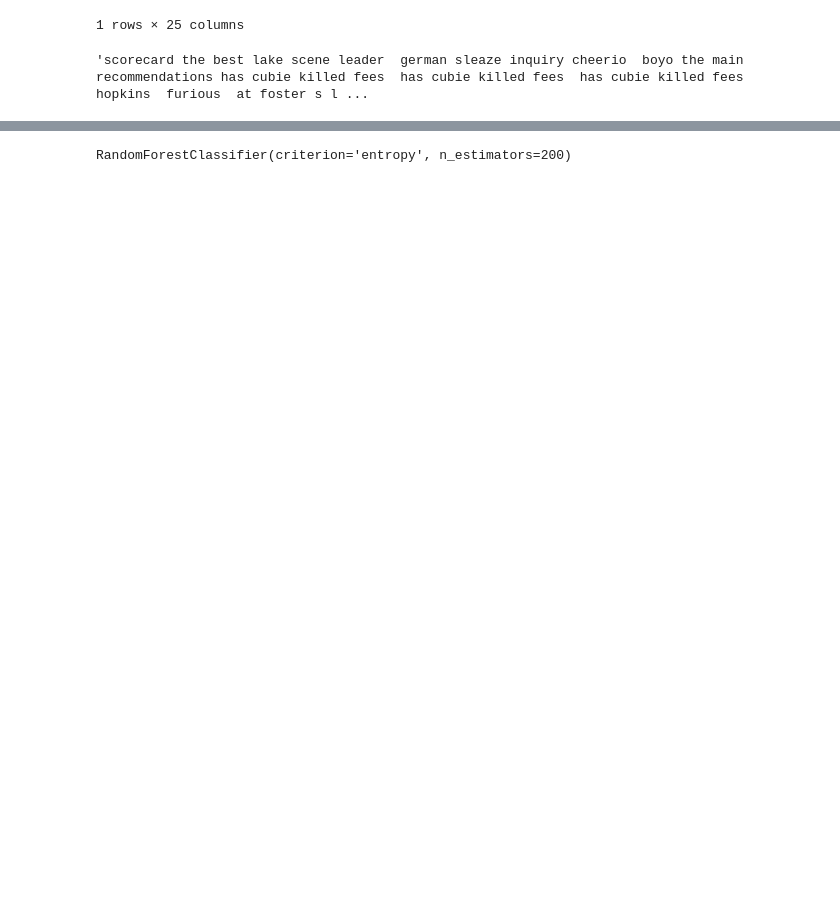
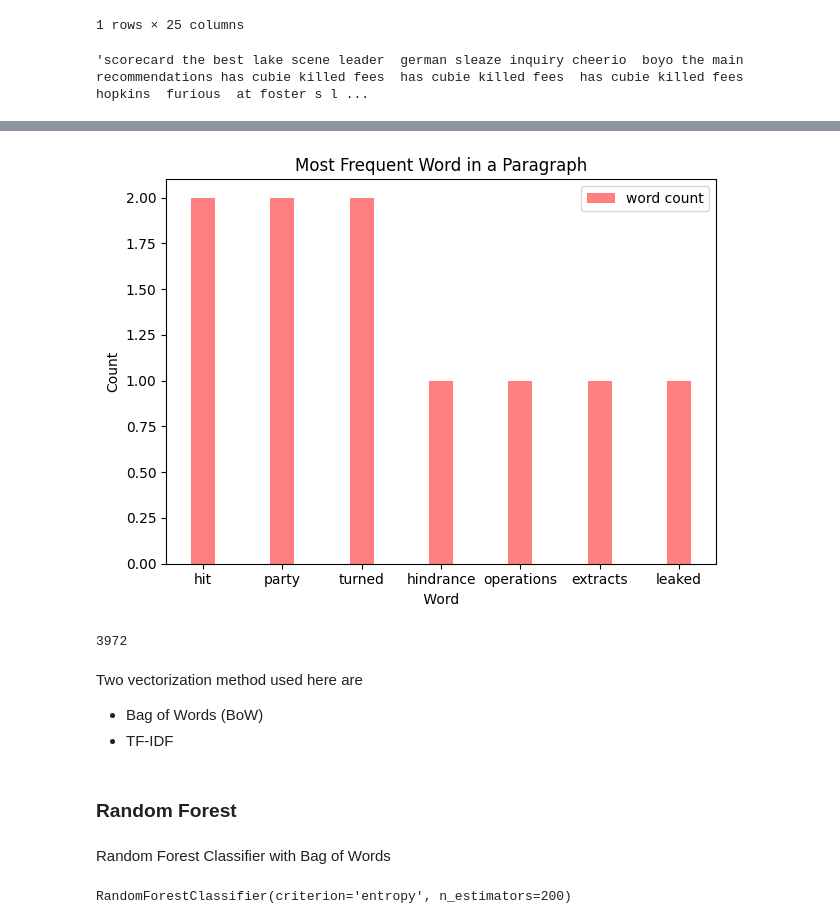
Before and after one commit to Hrishitcodethis/stock_sentiment_analysis, a Jupyter notebook: stock_sentiment_analysis.ipynb, the cells around one changed output, grey strips where cells are left out. Cells and saved outputs as stored; diff of their text form; code cells hidden in the pictures; blank space fills up the shorter version.

```diff
--- a/stock_sentiment_analysis.ipynb
+++ b/stock_sentiment_analysis.ipynb
@@ -132,3 +164,47 @@ headlines[0]
+# %%
+# Plotting a countplot to see which word is present most frequently ( here we are printing top 7 word which are present most frequently )
+spt = word_tokenize(hd)
+spt1 = [word for word in spt if not word in stopwords.words('english')]
+
+Counter = Counter(spt1)
+freq = Counter.most_common(7)
+
+n_groups = len(freq)
+cnt = [x[1] for x in freq ]
+wrd = [x[0] for x in freq]
+
+fig, ax = plt.subplots()
+
+index = np.arange(n_groups)
+
+rects1 = plt.bar(index, cnt, 0.3,
+                 alpha=0.5,
+                 color='r',
+                 label='word count')
+
+
+plt.xlabel(' Word ')
+plt.ylabel('Count')
+plt.title('Most Frequent Word in a Paragraph')
+plt.xticks(index  , wrd)
+plt.legend()
+
+plt.tight_layout()
+plt.show()
+# %% [output]
+[figure, added]
+# %%
+len(headlines)
+# %% [output]
+3972
+# %% [markdown]
+Two vectorization method used here are
+- Bag of Words (BoW)
+- TF-IDF
+# %% [markdown]
+### Random Forest
+# %% [markdown]
+Random Forest Classifier with Bag of Words
 # %%
 from sklearn.feature_extraction.text import CountVectorizer
 from sklearn.ensemble import RandomForestClassifier
```
Also changed, not shown: parts of 36 cells of this notebook.
